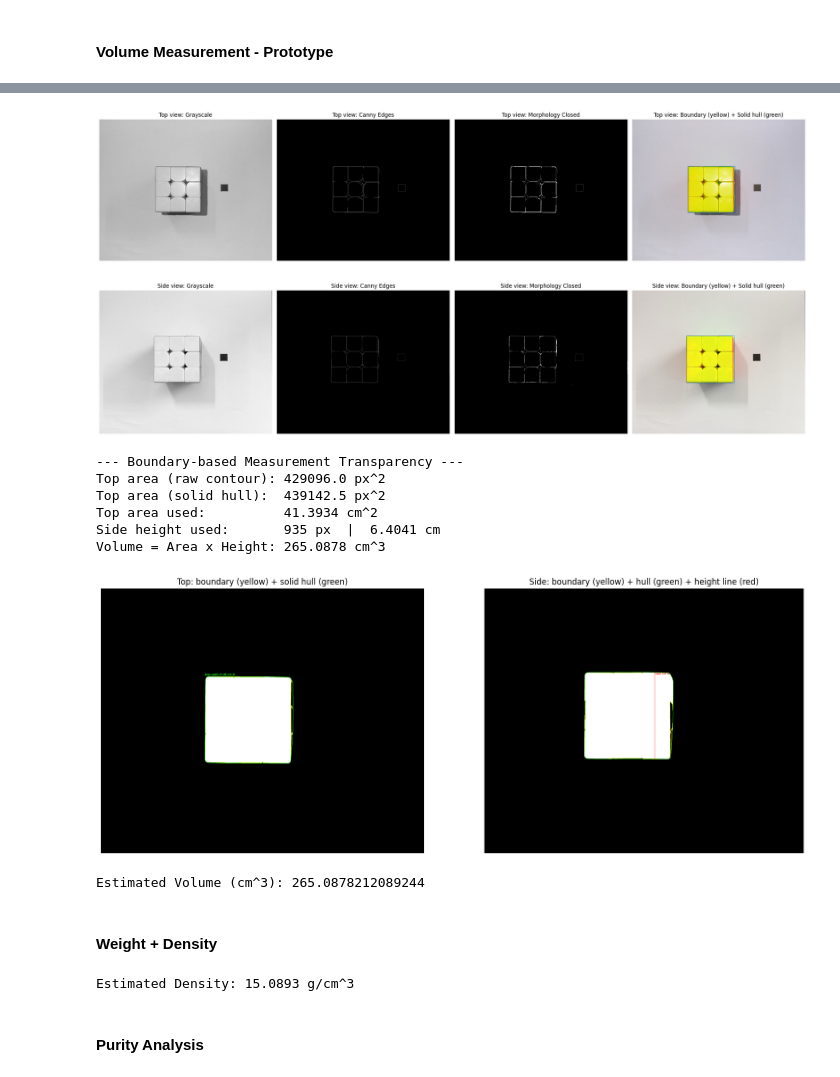
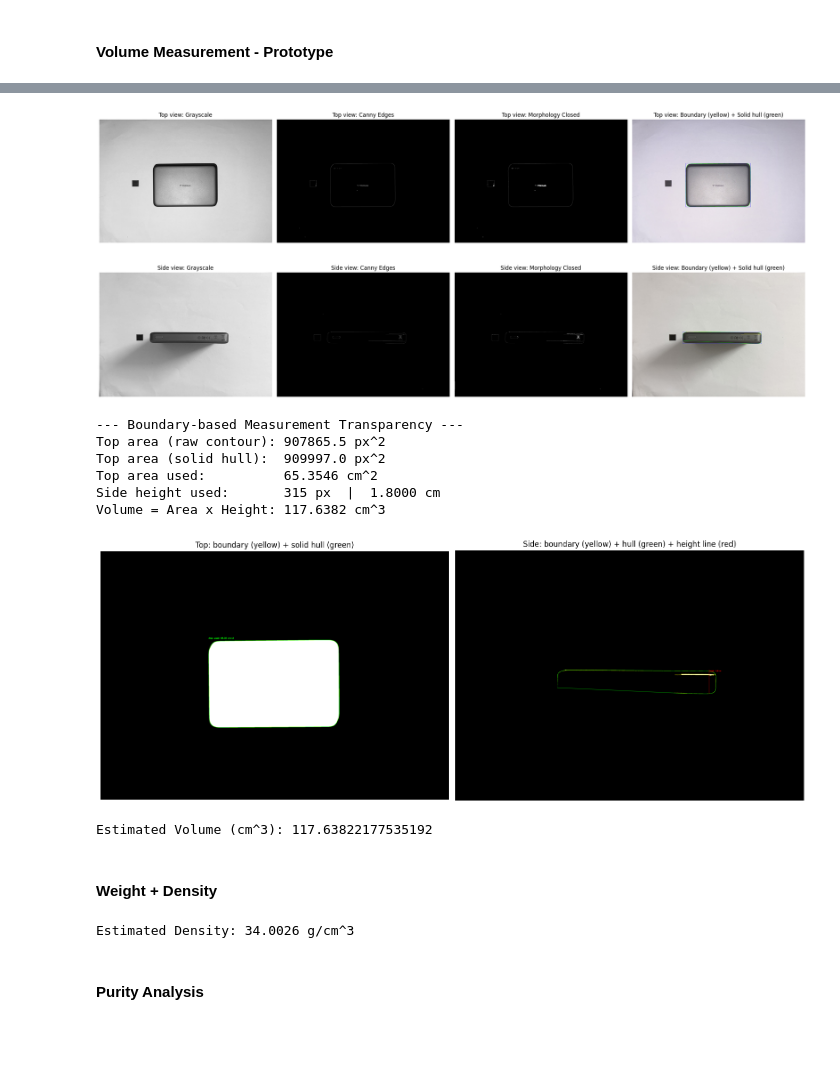
Before and after one commit to SiddharthMago/GoldPurityEstimator, a Jupyter notebook: code.ipynb, the cells around one changed output, grey strips where cells are left out. Cells and saved outputs as stored; diff of their text form; code cells hidden in the pictures; blank space fills up the shorter version.

```diff
--- a/code.ipynb
+++ b/code.ipynb
@@ -12,8 +12,8 @@ IMAGE_PATH = "images/"
 #### Volume Measurement - Prototype
 # %%
 # Show images
-top_view_path = IMAGE_PATH + "IMG_0274.png"
-side_view_path = IMAGE_PATH + "IMG_0276.png"
+top_view_path = IMAGE_PATH + "IMG_0290.jpeg"
+side_view_path = IMAGE_PATH + "IMG_0303.jpeg"
 
 top_view = cv2.imread(top_view_path)
 side_view = cv2.imread(side_view_path)
@@ -119,5 +119,5 @@ Scale mismatch (%): 34.54%
 # %%
-def segment_object(img, view_name="view", debug=True):
+def segment_object(img, view_name="view", debug=True, ref_square_size_px=None):
     gray = cv2.cvtColor(img, cv2.COLOR_BGR2GRAY)
     blur = cv2.GaussianBlur(gray, (5, 5), 0)
 
@@ -129,7 +129,29 @@ def segment_object(img, view_name="view", debug=True):
     if not contours:
         raise ValueError(f"No contours found for {view_name}.")
 
-    largest = max(contours, key=cv2.contourArea)
+    # Filter out the reference square if its size is provided
+    filtered_contours = []
+    for cnt in contours:
+        x, y, w, h = cv2.boundingRect(cnt)
+        aspect_ratio = w / h if h != 0 else 0
+
+        # Check if this is likely the reference square (roughly square-shaped with matching size)
+        is_reference_square = False
+        if ref_square_size_px is not None:
+            # Allow 20% tolerance in size and check if it's roughly square
+            size_tolerance = ref_square_size_px * 0.2
+            if (abs(w - ref_square_size_px) < size_tolerance and
+                abs(h - ref_square_size_px) < size_tolerance and
+                0.8 <= aspect_ratio <= 1.2):
+                is_reference_square = True
+
+        if not is_reference_square:
+            filtered_contours.append(cnt)
+
+    # Use filtered contours if available, otherwise use all contours
+    contours_to_use = filtered_contours if filtered_contours else contours
+
+    largest = max(contours_to_use, key=cv2.contourArea)
     hull = cv2.convexHull(largest)  # solid boundary approximation
 
     mask = np.zeros(gray.shape, dtype=np.uint8)
@@ -233,29 +255,29 @@ def compute_volume_from_boundaries(top_seg, side_seg, top_scale_cm, side_scale_c
 
     return volume_cm3
 # %%
-top_seg = segment_object(top_view, view_name="Top view", debug=True)
-side_seg = segment_object(side_view, view_name="Side view", debug=True)
+top_seg = segment_object(top_view, view_name="Top view", debug=True, ref_square_size_px=top_ref_size_px)
+side_seg = segment_object(side_view, view_name="Side view", debug=True, ref_square_size_px=side_ref_size_px)
 
 volume = compute_volume_from_boundaries(
     top_seg=top_seg,
     side_seg=side_seg,
     top_scale_cm=top_scale_cm,
     side_scale_cm=side_scale_cm,
     debug=True
 )
 
 print("Estimated Volume (cm^3):", volume)
 # %% [output]
-[figure, old version]
+[figure, new version]
-[figure, old version]
+[figure, new version]
 --- Boundary-based Measurement Transparency ---
-Top area (raw contour): 429096.0 px^2
-Top area (solid hull):  439142.5 px^2
-Top area used:          41.3934 cm^2
-Side height used:       935 px  |  6.4041 cm
-Volume = Area x Height: 265.0878 cm^3
+Top area (raw contour): 907865.5 px^2
+Top area (solid hull):  909997.0 px^2
+Top area used:          65.3546 cm^2
+Side height used:       315 px  |  1.8000 cm
+Volume = Area x Height: 117.6382 cm^3
-[figure, old version]
+[figure, new version]
-Estimated Volume (cm^3): 265.0878212089244
+Estimated Volume (cm^3): 117.63822177535192
 # %% [markdown]
 #### Weight + Density
 # %%
@@ -264,7 +286,7 @@ weight = 4000  # grams
 density = weight / volume  # g/cm^3
 print(f"Estimated Density: {density:.4f} g/cm^3")
 # %% [output]
-Estimated Density: 15.0893 g/cm^3
+Estimated Density: 34.0026 g/cm^3
 # %% [markdown]
 #### Purity Analysis
 # %%
```
Also changed, not shown: parts of 4 cells of this notebook, 3 other files.
